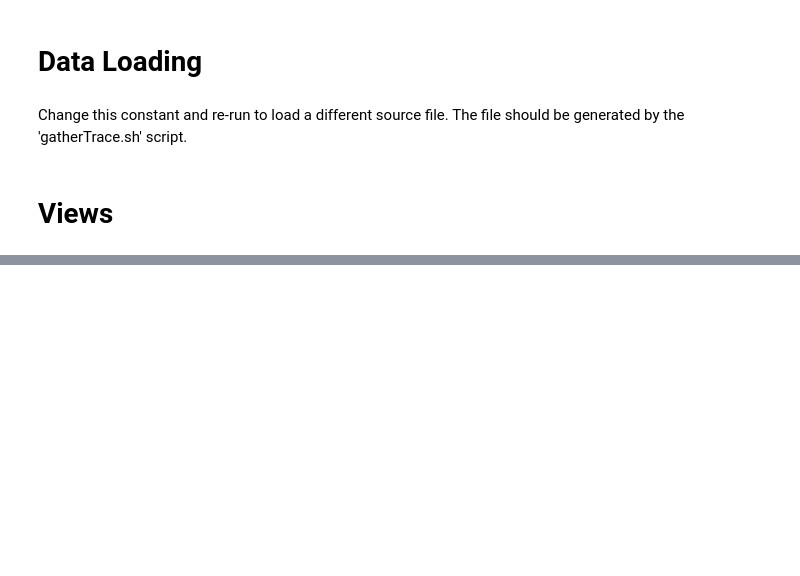
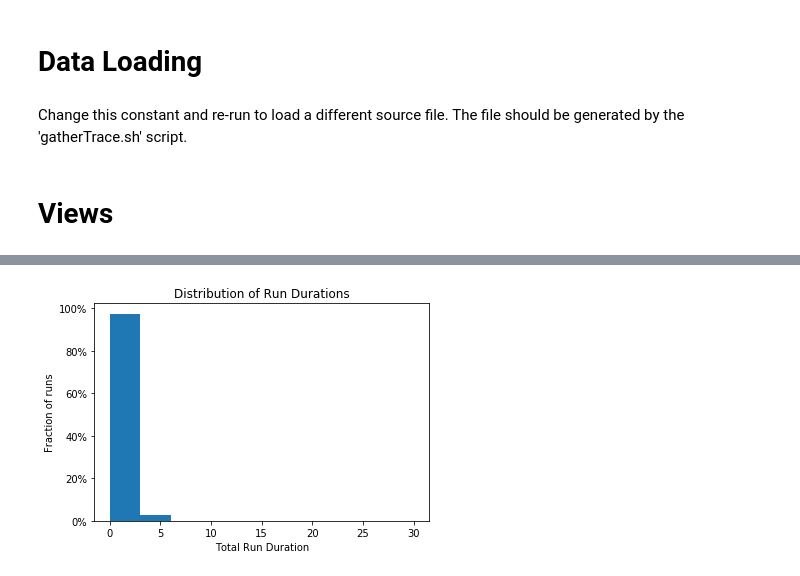
Before and after one commit to NathanTP/kaasProfiling, a Jupyter notebook: NVProfAnalysis.ipynb, the cells around one changed output, grey strips where cells are left out. Saved outputs shown, nothing was run; the diff lists cells and outputs as text; code cells hidden in the pictures; blank space fills up the shorter version.

```diff
--- a/NVProfAnalysis.ipynb
+++ b/NVProfAnalysis.ipynb
@@ -89,0 +190,5 @@ Estimated kernel chain duration (on average):  0.22251744708977453 ms
+# %%
+runDurations = fullDF[['Duration', 'runGroups']][fullDF['isKern']].groupby('runGroups').sum()['Duration']
+plotHistogram(runDurations, (0,runDurations.max()), title='Distribution of Run Durations', xlabel='Total Run Duration', ylabel='Fraction of runs')
+# %% [output]
+[figure, added]
```
Also changed, not shown: parts of 34 cells of this notebook.
